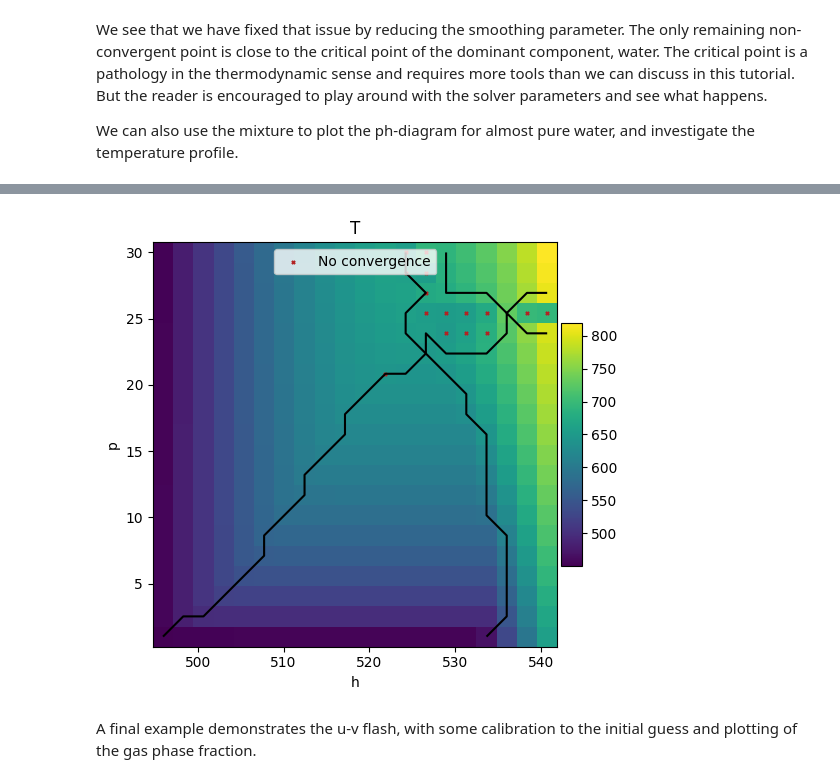
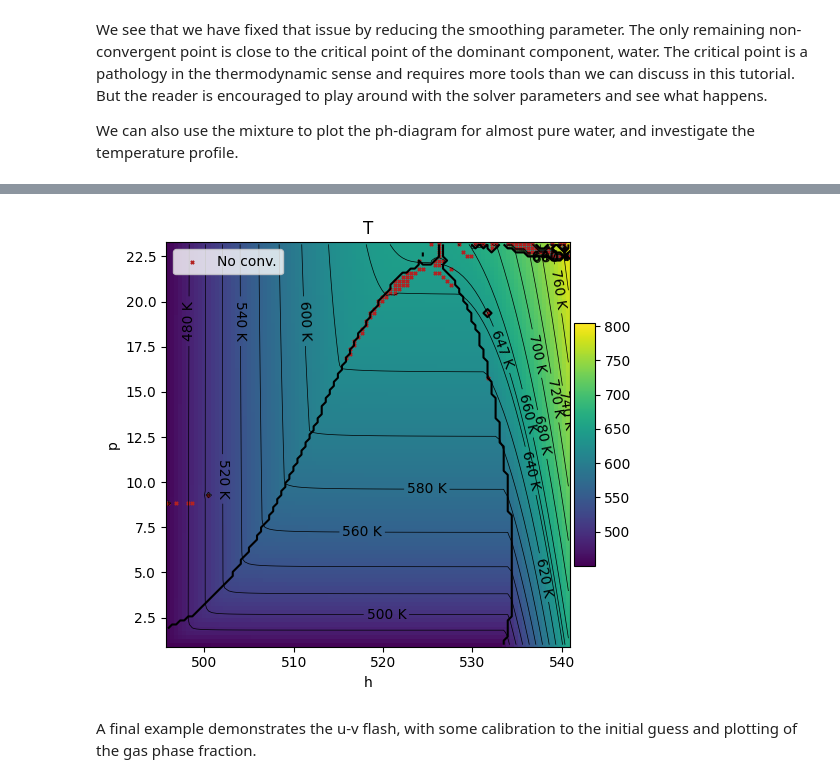
Before and after one commit to pmgbergen/porepy, a Jupyter notebook: tutorials/flash.ipynb, the cells around one changed output, grey strips where cells are left out. Saved outputs shown, nothing was run; the diff lists cells and outputs as text; code cells hidden in the pictures.

```diff
--- a/tutorials/flash.ipynb
+++ b/tutorials/flash.ipynb
@@ -304,7 +302,7 @@ params = {
     },
 }
 
-results = flash1.flash(
+result_pT = flash1.flash(
     {"p": p, "T": T},
     z,
     params=params,
@@ -349,14 +347,14 @@ atols = [1e-7, 1e-8, 1e-10]
 for tol in atols:
     params["solver_params"]["atol_res"] = tol
 
-    results_ph = flash1.flash(
-        {"p": p, "h": results.h},
+    result_ph = flash1.flash(
+        {"p": p, "h": result_pT.h},
         z,
         params=params,
     )
-    assert np.all(results_ph.converged)
-    diff_T.append(np.abs(results.T - results_ph.T))
-    diff_h.append(np.abs(results.h - results_ph.h))
+    assert np.all(result_ph.converged)
+    diff_T.append(np.abs(result_pT.T - result_ph.T))
+    diff_h.append(np.abs(result_pT.h - result_ph.h))
 
 assert np.all(np.diff(diff_T) <= 0)
 assert np.all(np.diff(diff_h) <= 0)
@@ -449,7 +447,7 @@ We can plot phase diagrams easily using the following function:
 import matplotlib.colors as mpc
 
 N = 100
-N = 20
+
 p = np.linspace(1e6, 30e6, N)
 T = np.linspace(450.0, h2o.critical_temperature + 10.0, N)
 z = [0.99, 0.01]
@@ -554,6 +553,7 @@ But the reader is encouraged to play around with the solver parameters and see w
 
 We can also use the mixture to plot the ph-diagram for almost pure water, and investigate the temperature profile.
 # %%
+p = np.linspace(result_pT.p.min(), h2o.critical_pressure * 1.05, N)
 h = np.linspace(result_pT.h.min(), result_pT.h.max(), N)
 
 # The temperature DOF is challenging, as it operates on other scales than the fractions.
@@ -565,10 +565,8 @@ params["solver_params"]["rpc_T"] = h2o.critical_temperature
 
 # The initial guess works such that it refines the T-guess, if a single-phase regime
 # is detected. We can control here how many ressources we want to spend on it.
-flash1.initializer.params["N2"] = 10  # Iterations for T-guess refinement
-flash1.initializer.params["atol"] = 1e-4  # abs. tol for energy residual.
-
-params["gen_arg_params"] = [1e-4, 1e-8]
+flash1.initializer.params["N2"] = 20  # Iterations for T-guess refinement
+flash1.initializer.params["atol"] = 1e-6  # abs. tol for energy residual.
 
 fig_ph, result_ph = flash1.plot_phase_diagram(
     pc.FlashSpec.ph,
@@ -586,13 +584,30 @@ fig_ph, result_ph = flash1.plot_phase_diagram(
     phasecontour=True,
 )
 
+ax = fig_ph.axes[0]
+hm, pm = np.meshgrid(h, p)
+Tm = result_ph.T.reshape(hm.shape)
+levels = np.arange(480, 820, 20).tolist() + [h2o.critical_temperature]
+levels = np.sort(np.array(levels))
+TCS = ax.contour(
+    hm * 1e-3,
+    pm * 1e-6,
+    Tm,
+    levels=levels,
+    colors="black",
+    linewidths=0.5,
+)
+ax.clabel(TCS, TCS.levels, fmt=lambda s: f"{s:.0f} K", fontsize=10)
+
 not_converged = ~result_ph.converged
 if np.any(not_converged):
     print(f"Not converged: {not_converged.sum()} / {N**2}")
     print(
         "Max iter / stationary / Diverged:",
-        result_ph.max_iter_reached.sum(), "/",
-        result_ph.stationary.sum(), "/",
+        result_ph.max_iter_reached.sum(),
+        "/",
+        result_ph.stationary.sum(),
+        "/",
         (result_ph.exitcode >= 3).sum(),
     )
     print(
@@ -615,4 +630,4 @@ Max iter / stationary / Diverged: 10 / 5 / 0
-[figure, old version]
+[figure, new version]
 # %% [markdown]
 A final example demonstrates the u-v flash, with some calibration to the initial guess and plotting of the gas phase fraction.
 # %%
```
Also changed, not shown: parts of 9 cells of this notebook, 2 other files.
